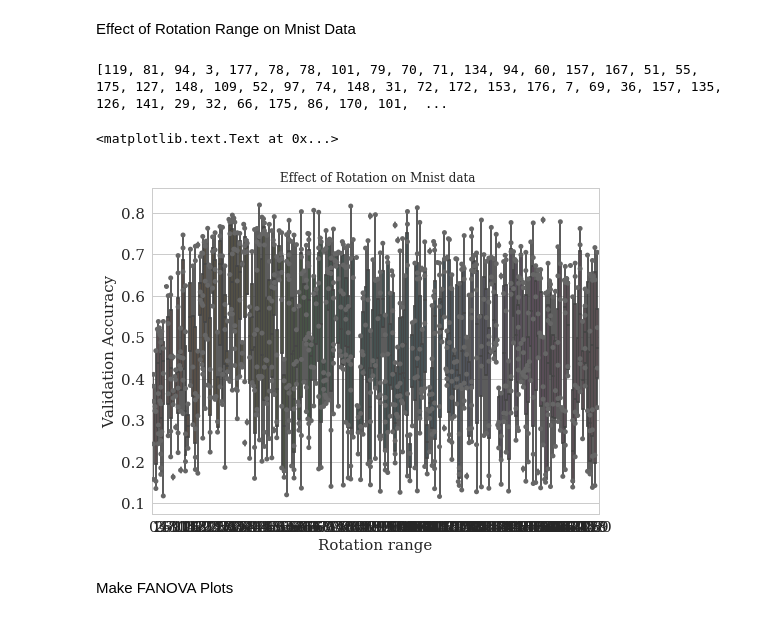
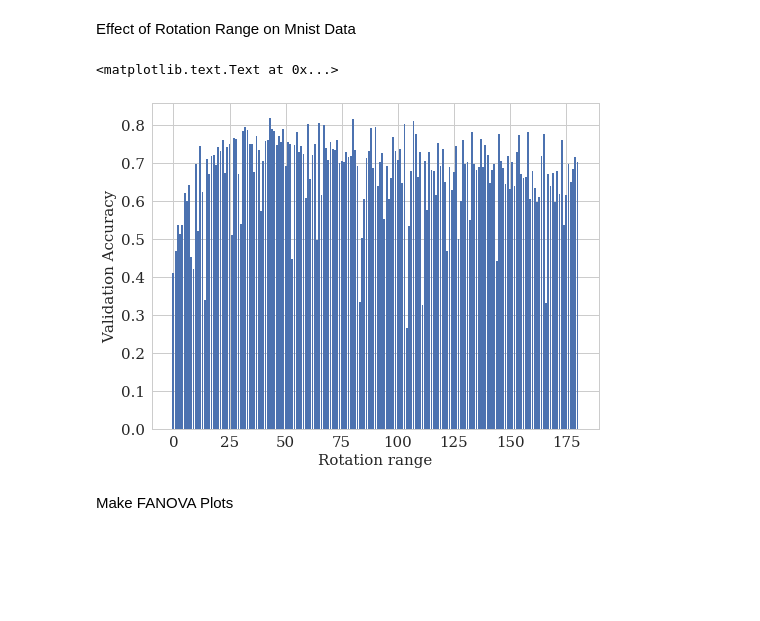
Before and after one commit to zemovi/AutoDA, a Jupyter notebook: notebooks/augmentation.ipynb, the cells around one changed output. Drawn from its saved outputs; the diff is of its cells as text; code cells hidden in the pictures; blank space fills up the shorter version.

Commit message:
bar plot for rotation included

```diff
--- a/notebooks/augmentation.ipynb
+++ b/notebooks/augmentation.ipynb
@@ -169,17 +171,16 @@ Effect of Rotation Range on Mnist Data
 # %%
 dataset = "mnist"
 validation_accuracy = results[dataset]["validation_accuracy"]
 rotation= results[dataset]["rotation"]
-print(rotation)
-ax = sns.boxplot(x=rotation, y=validation_accuracy)
-ax = sns.swarmplot(x=rotation, y=validation_accuracy, color=".40")
-ax.set_title(' Effect of Rotation on Mnist data')
+plt.bar(rotation, validation_accuracy)
+#ax = sns.boxplot(x=rotation, y=validation_accuracy)
+#ax = sns.swarmplot(x=rotation, y=validation_accuracy, color=".40")
+#ax.set_title(' Effect of Rotation on Mnist data')
 plt.xlabel("Rotation range", size=15)
 plt.ylabel("Validation Accuracy", size=15)
 # %% [output]
-[119, 81, 94, 3, 177, 78, 78, 101, 79, 70, 71, 134, 94, 60, 157, 167, 51, 55, 175, 127, 148, 109, 52, 97, 74, 148, 31, 72, 172, 153, 176, 7, 69, 36, 157, 135, 126, 141, 29, 32, 66, 175, 86, 170, 101,  ...
+<matplotlib.text.Text at 0x...>
-<matplotlib.text.Text at 0x...>
-[figure, old version]
+[figure, new version]
 # %% [markdown]
 Make FANOVA Plots
 # %%
```
Also changed, not shown: parts of 5 cells of this notebook.
